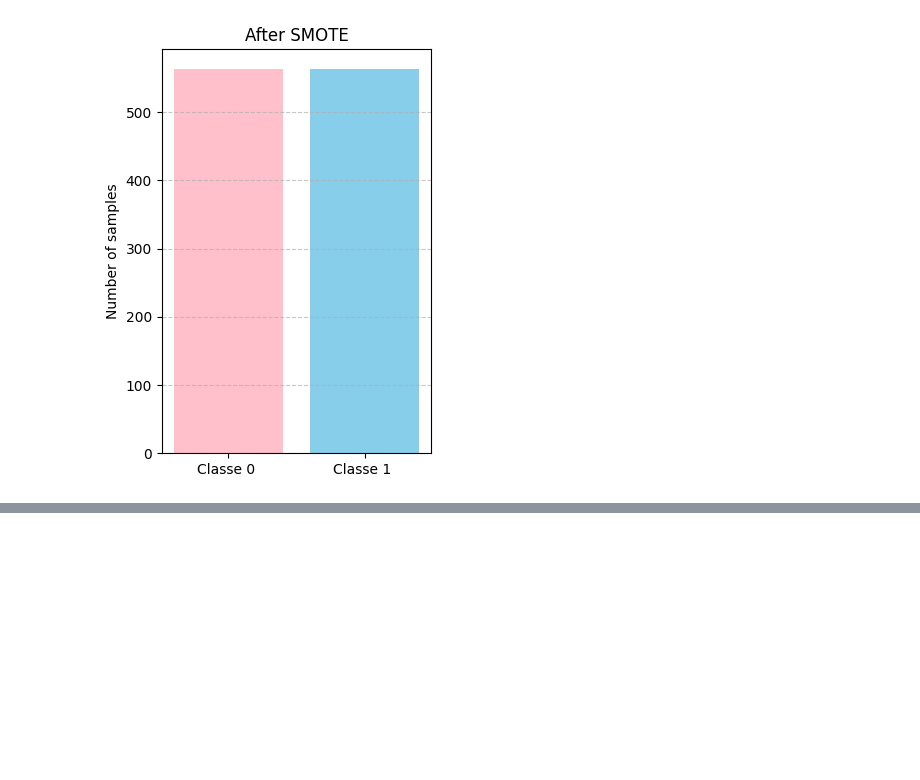
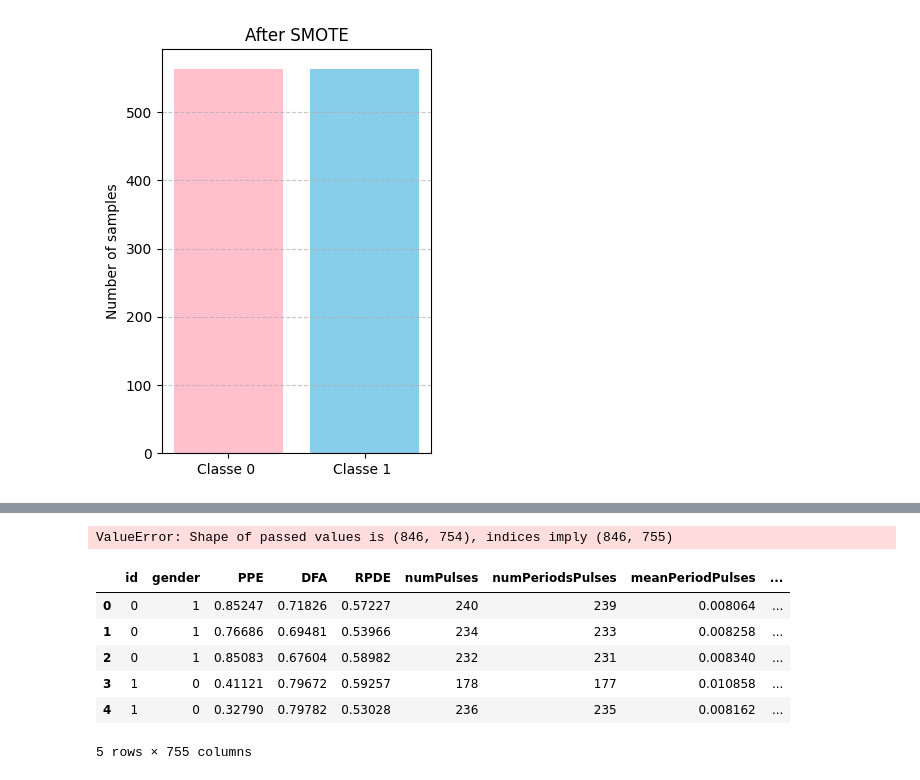
Before and after one commit to abdelaziz-belhachmi/Parkinson_Disease_Classification, a Jupyter notebook: notebooks/pre_processing.ipynb, the cells around one changed output, grey strips where cells are left out. Saved outputs shown, nothing was run; the diff lists cells and outputs as text; code cells hidden in the pictures; blank space fills up the shorter version.

```diff
--- a/notebooks/main.ipynb
+++ b/notebooks/pre_processing.ipynb
@@ -195,0 +211,27 @@ Number of outliers: 679
+# %%
+
+# Combine scaled features and labels for training data
+X_train_df = pd.DataFrame(X_train_scaled)
+y_train_df = pd.DataFrame(y_train, columns=["target"])
+train_combined = pd.concat([X_train_df, y_train_df], axis=1)
+
+# Combine scaled features and labels for test data
+X_test_df = pd.DataFrame(X_test_scaled)
+y_test_df = pd.DataFrame(y_test, columns=["target"])
+test_combined = pd.concat([X_test_df, y_test_df], axis=1)
+
+# Save combined datasets to CSV
+train_combined.to_csv("../data/processed/train_data.csv", index=False)
+test_combined.to_csv("../data/processed/test_data.csv", index=False)
+# %% [output]
+ValueError: Shape of passed values is (846, 754), indices imply (846, 755)
+# %%
+df.head()
+# %% [output]
+|  | id | gender | PPE | DFA | RPDE | numPulses | numPeriodsPulses | meanPeriodPulses | ... |
+| 0 | 0 | 1 | 0.85247 | 0.71826 | 0.57227 | 240 | 239 | 0.008064 | ... |
+| 1 | 0 | 1 | 0.76686 | 0.69481 | 0.53966 | 234 | 233 | 0.008258 | ... |
+| 2 | 0 | 1 | 0.85083 | 0.67604 | 0.58982 | 232 | 231 | 0.008340 | ... |
+| 3 | 1 | 0 | 0.41121 | 0.79672 | 0.59257 | 178 | 177 | 0.010858 | ... |
+| 4 | 1 | 0 | 0.32790 | 0.79782 | 0.53028 | 236 | 235 | 0.008162 | ... |
+5 rows × 755 columns
```
Also changed, not shown: parts of 8 cells of this notebook, 2 other files.
